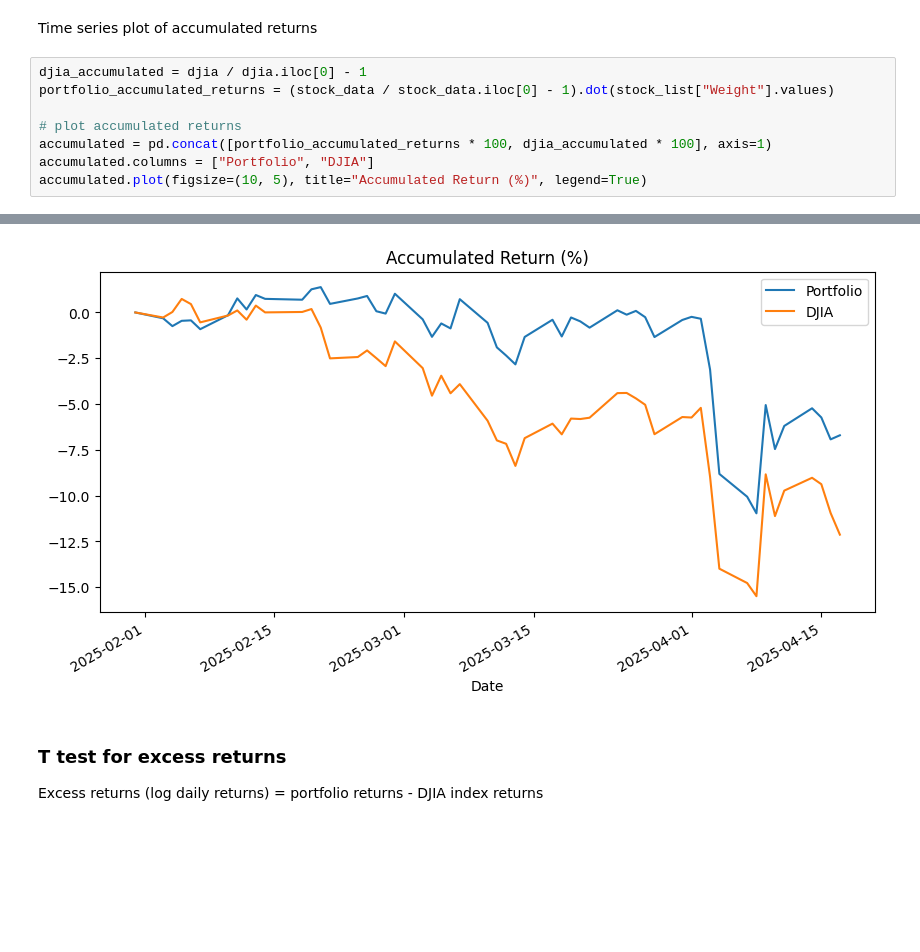
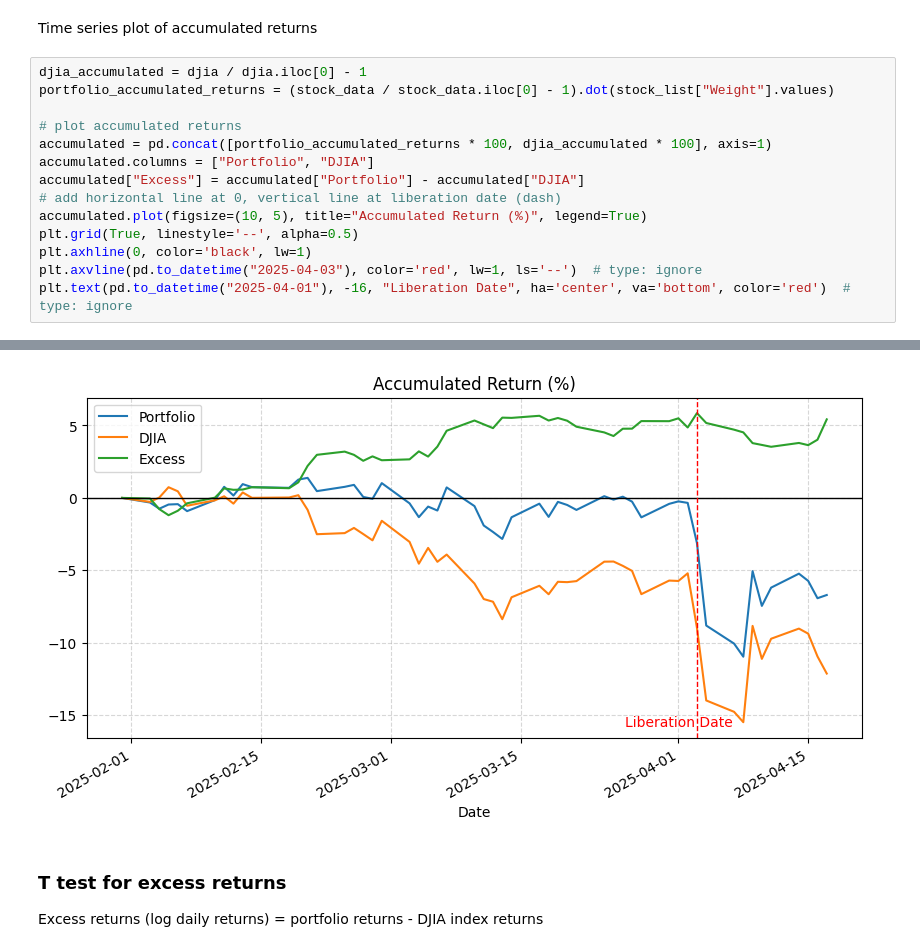
Before and after one commit to bagelquant/fin_model_1, a Jupyter notebook: final report/final_result.ipynb, the cells around one changed output, grey strips where cells are left out. Drawn from its saved outputs; the diff is of its cells as text; blank space fills up the shorter version.

```diff
--- a/final report/final_result.ipynb
+++ b/final report/final_result.ipynb
@@ -142,5 +143,11 @@ portfolio_accumulated_returns = (stock_data / stock_data.iloc[0] - 1).dot(stock_
 # plot accumulated returns
 accumulated = pd.concat([portfolio_accumulated_returns * 100, djia_accumulated * 100], axis=1)
 accumulated.columns = ["Portfolio", "DJIA"]
+accumulated["Excess"] = accumulated["Portfolio"] - accumulated["DJIA"]
+# add horizontal line at 0, vertical line at liberation date (dash)
 accumulated.plot(figsize=(10, 5), title="Accumulated Return (%)", legend=True)
+plt.grid(True, linestyle='--', alpha=0.5)
+plt.axhline(0, color='black', lw=1)
+plt.axvline(pd.to_datetime("2025-04-03"), color='red', lw=1, ls='--')  # type: ignore
+plt.text(pd.to_datetime("2025-04-01"), -16, "Liberation Date", ha='center', va='bottom', color='red')  # type: ignore
 # %% [output]
@@ -148,4 +155,4 @@ accumulated.plot(figsize=(10, 5), title="Accumulated Return (%)", legend=True)
-[figure, old version]
+[figure, new version]
 # %% [markdown]
 ### T test for excess returns
 
```
Also changed, not shown: parts of 3 cells of this notebook.
